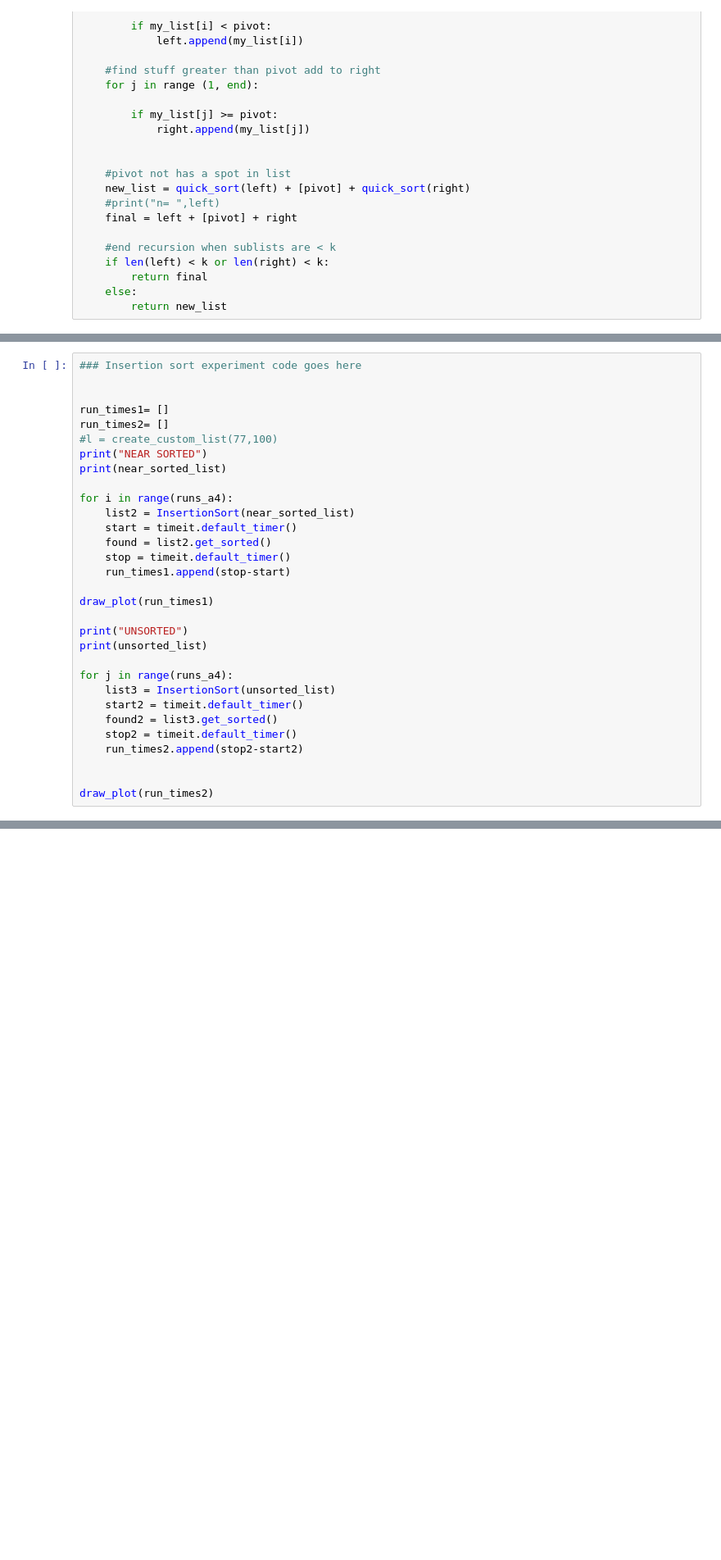
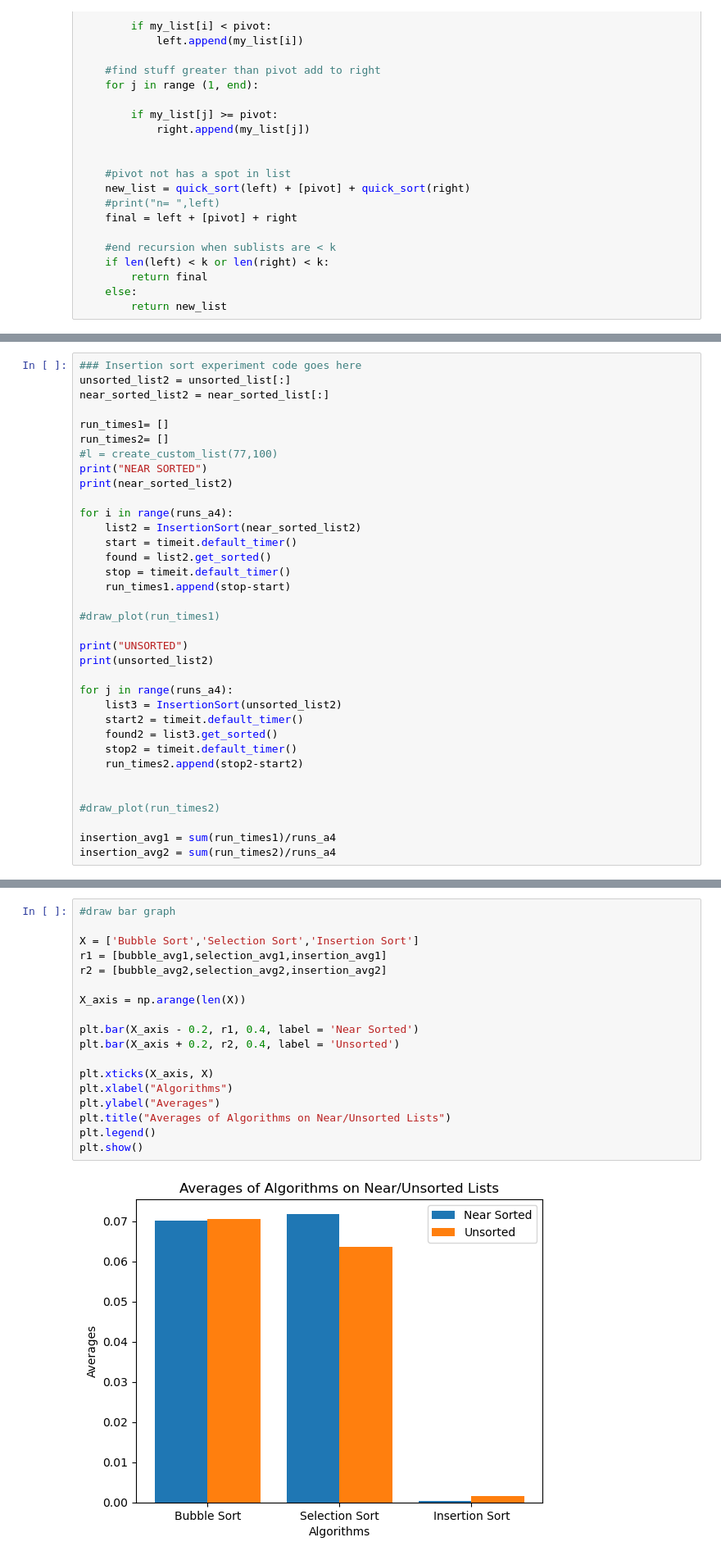
Before and after one commit to saboorah/CS2XC3, a Jupyter notebook: Lab_II.ipynb, the cells around one changed output, grey strips where cells are left out. Shown at 82% size. Cells and saved outputs as stored; diff of their text form; blank space fills up the shorter version.

Commit message:
a4 multi bar graph

```diff
--- a/Lab_II.ipynb
+++ b/Lab_II.ipynb
@@ -494,33 +505,37 @@ UNSORTED
 # %%
 ### Insertion sort experiment code goes here
-
+unsorted_list2 = unsorted_list[:]
+near_sorted_list2 = near_sorted_list[:]
 
 run_times1= []
 run_times2= []
 #l = create_custom_list(77,100)
 print("NEAR SORTED")
-print(near_sorted_list)
+print(near_sorted_list2)
 
 for i in range(runs_a4):
-    list2 = InsertionSort(near_sorted_list)
+    list2 = InsertionSort(near_sorted_list2)
     start = timeit.default_timer()
     found = list2.get_sorted()
     stop = timeit.default_timer()
     run_times1.append(stop-start)
 
-draw_plot(run_times1)
+#draw_plot(run_times1)
 
 print("UNSORTED")
-print(unsorted_list)
+print(unsorted_list2)
 
 for j in range(runs_a4):
-    list3 = InsertionSort(unsorted_list)
+    list3 = InsertionSort(unsorted_list2)
     start2 = timeit.default_timer()
     found2 = list3.get_sorted()
     stop2 = timeit.default_timer()
     run_times2.append(stop2-start2)
 
 
-draw_plot(run_times2)
+#draw_plot(run_times2)
+
+insertion_avg1 = sum(run_times1)/runs_a4
+insertion_avg2 = sum(run_times2)/runs_a4
 # %% [output]
 NEAR SORTED
@@ -532,3 +545,23 @@ UNSORTED
+# %%
+#draw bar graph
+
+X = ['Bubble Sort','Selection Sort','Insertion Sort']
+r1 = [bubble_avg1,selection_avg1,insertion_avg1]
+r2 = [bubble_avg2,selection_avg2,insertion_avg2]
+
+X_axis = np.arange(len(X))
+
+plt.bar(X_axis - 0.2, r1, 0.4, label = 'Near Sorted')
+plt.bar(X_axis + 0.2, r2, 0.4, label = 'Unsorted')
+
+plt.xticks(X_axis, X)
+plt.xlabel("Algorithms")
+plt.ylabel("Averages")
+plt.title("Averages of Algorithms on Near/Unsorted Lists")
+plt.legend()
+plt.show()
+# %% [output]
+[figure, added]
 # %% [markdown]
 Describe you observations here. Which algorithm performs best / worst for sorted/near sorted lists and why? Does the performance vary significantly? Describe which runs times were higher and why do you think that is? You woul
 
```
Also changed, not shown: parts of 20 cells of this notebook.
